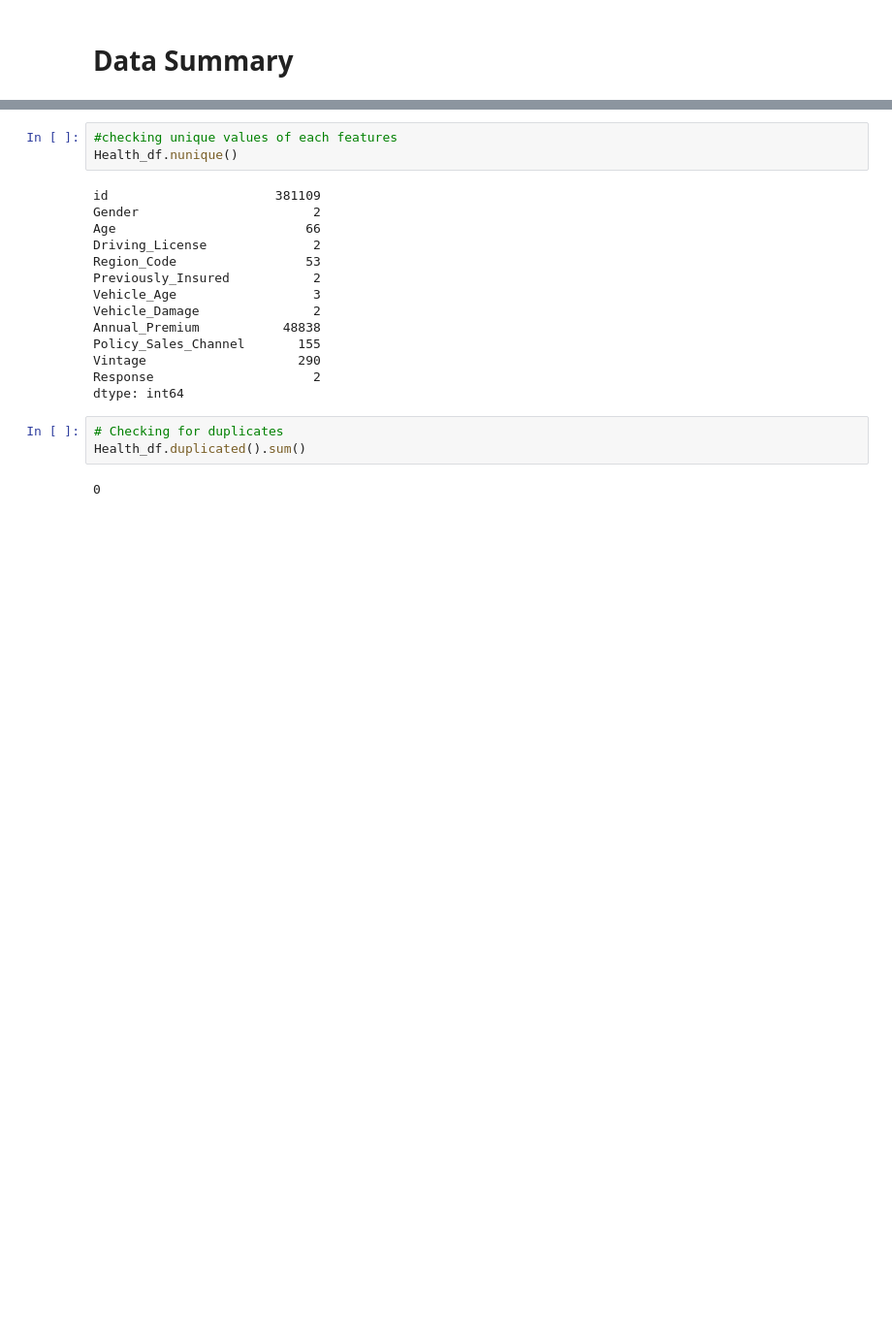
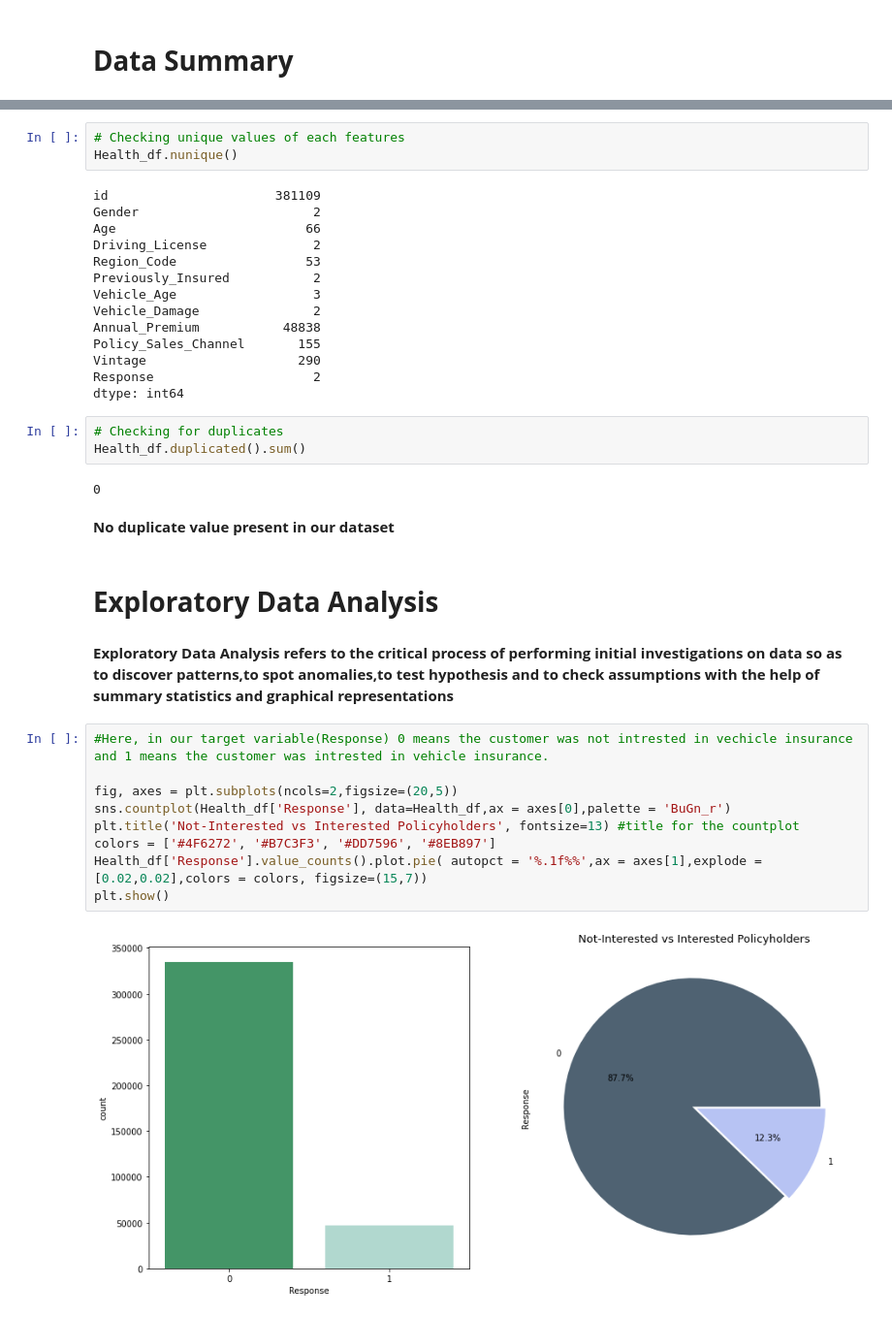
Before and after one commit to SuvirKapse/HEALTH-INSURANCE-CROSS-SELL-PREDICTION, a Jupyter notebook: HEALTH_INSURANCE_CROSS_SELL_PREDICTION.ipynb, the cells around one changed output, grey strips where cells are left out. Shown: that part at 97% size. Cells and saved outputs as stored; diff of their text form; blank space fills up the shorter version.

```diff
--- a/HEALTH_INSURANCE_CROSS_SELL_PREDICTION.ipynb
+++ b/HEALTH_INSURANCE_CROSS_SELL_PREDICTION.ipynb
@@ -137,5 +149,5 @@ Health_df.describe()
 # %%
-#checking unique values of each features
+# Checking unique values of each features
 Health_df.nunique()
 # %% [output]
 id                      381109
@@ -156,3 +168,20 @@ dtype: int64
 Health_df.duplicated().sum()
 # %% [output]
 0
+# %% [markdown]
+**No duplicate value present in our dataset**
+# %% [markdown]
+# **Exploratory Data Analysis**
+# %% [markdown]
+**Exploratory Data Analysis refers to the critical process of performing initial investigations on data so as to discover patterns,to spot anomalies,to test hypothesis and to check assumptions with the help of summary statistics and graphical representations**
+# %%
+#Here, in our target variable(Response) 0 means the customer was not intrested in vechicle insurance and 1 means the customer was intrested in vehicle insurance.
+
+fig, axes = plt.subplots(ncols=2,figsize=(20,5))
+sns.countplot(Health_df['Response'], data=Health_df,ax = axes[0],palette = 'BuGn_r')
+plt.title('Not-Interested vs Interested Policyholders', fontsize=13) #title for the countplot
+colors = ['#4F6272', '#B7C3F3', '#DD7596', '#8EB897']
+Health_df['Response'].value_counts().plot.pie( autopct = '%.1f%%',ax = axes[1],explode = [0.02,0.02],colors = colors, figsize=(15,7))
+plt.show()
+# %% [output]
+[figure, added]
```
Also changed, not shown: parts of 42 cells of this notebook.
